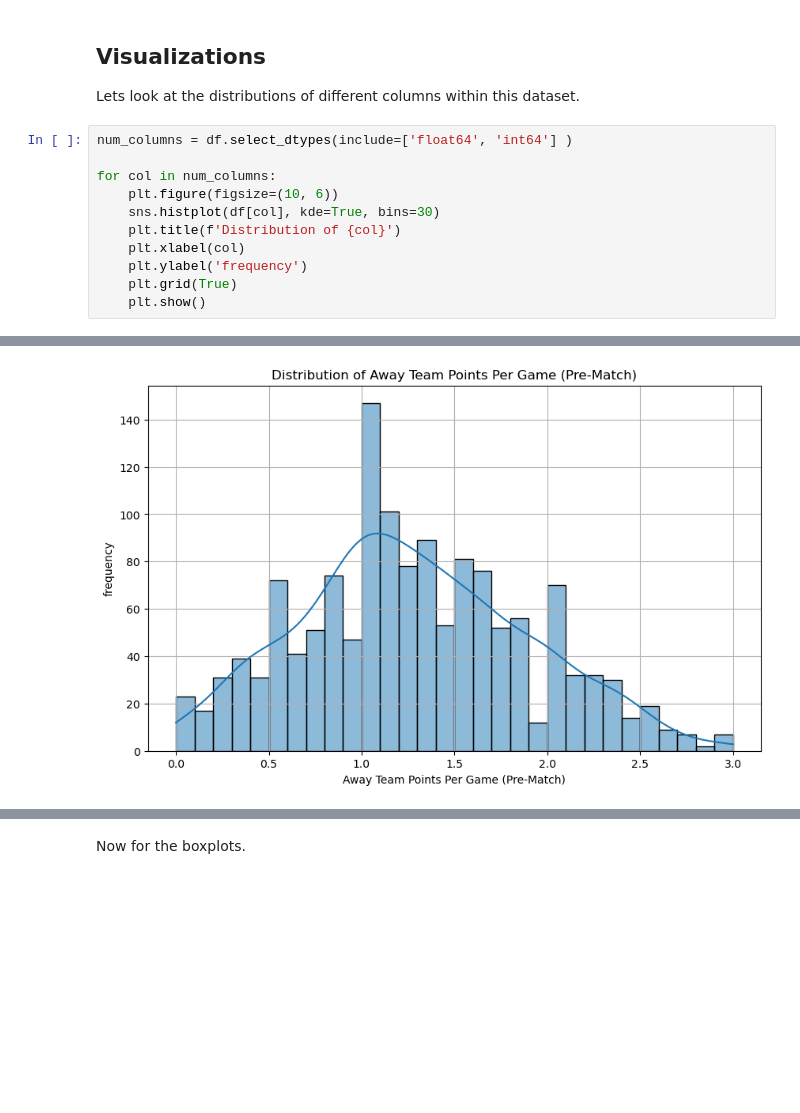
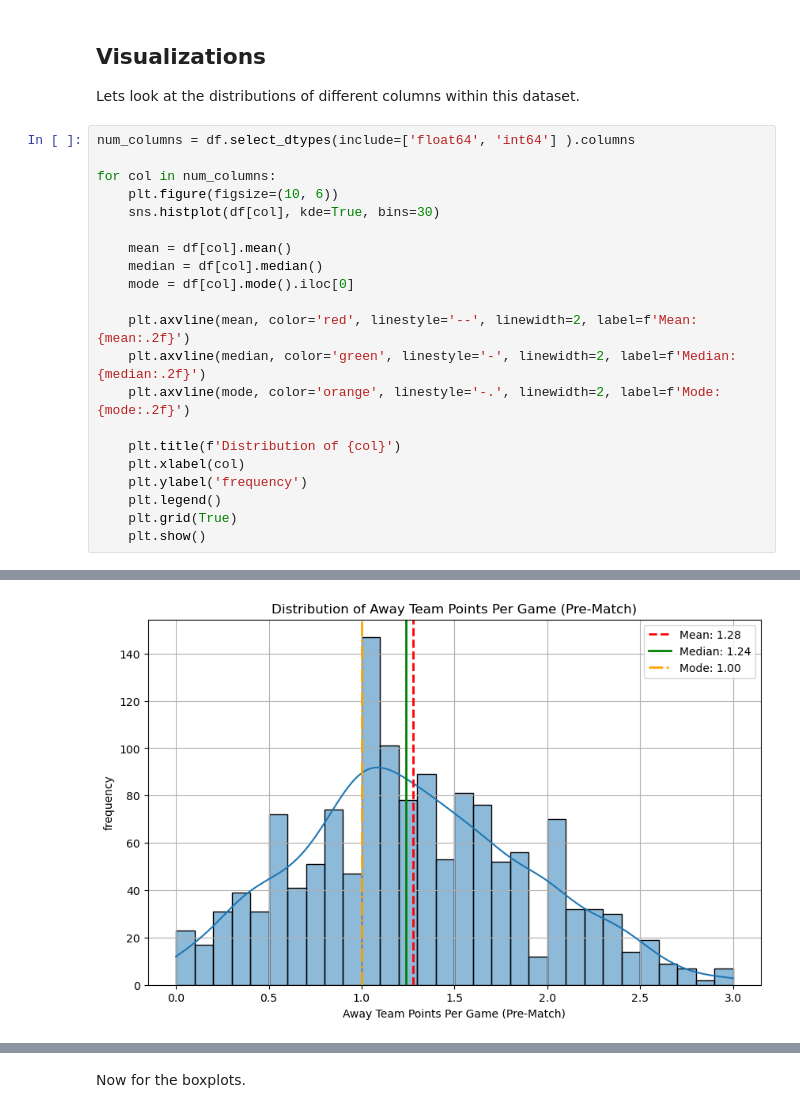
Before and after one commit to MarwaBrian/cel_proj, a Jupyter notebook: winnings.ipynb, the cells around one changed output, grey strips where cells are left out. Drawn from its saved outputs; the diff is of its cells as text; blank space fills up the shorter version.

Commit message:
skewness visuals

```diff
--- a/winnings.ipynb
+++ b/winnings.ipynb
@@ -140,14 +141,24 @@ len(countries)
 ## Visualizations
 Lets look at the distributions of different columns within this dataset.
 # %%
-num_columns = df.select_dtypes(include=['float64', 'int64'] )
+num_columns = df.select_dtypes(include=['float64', 'int64'] ).columns
 
 for col in num_columns:
     plt.figure(figsize=(10, 6))
     sns.histplot(df[col], kde=True, bins=30)
+
+    mean = df[col].mean()
+    median = df[col].median()
+    mode = df[col].mode().iloc[0]
+
+    plt.axvline(mean, color='red', linestyle='--', linewidth=2, label=f'Mean: {mean:.2f}')
+    plt.axvline(median, color='green', linestyle='-', linewidth=2, label=f'Median: {median:.2f}')
+    plt.axvline(mode, color='orange', linestyle='-.', linewidth=2, label=f'Mode: {mode:.2f}')
+
     plt.title(f'Distribution of {col}')
     plt.xlabel(col)
     plt.ylabel('frequency')
+    plt.legend()
     plt.grid(True)
     plt.show()
 # %% [output]
@@ -155 +166 @@ for col in num_columns:
-[figure, old version]
+[figure, new version]
```
Also changed, not shown: parts of 2 cells of this notebook.
